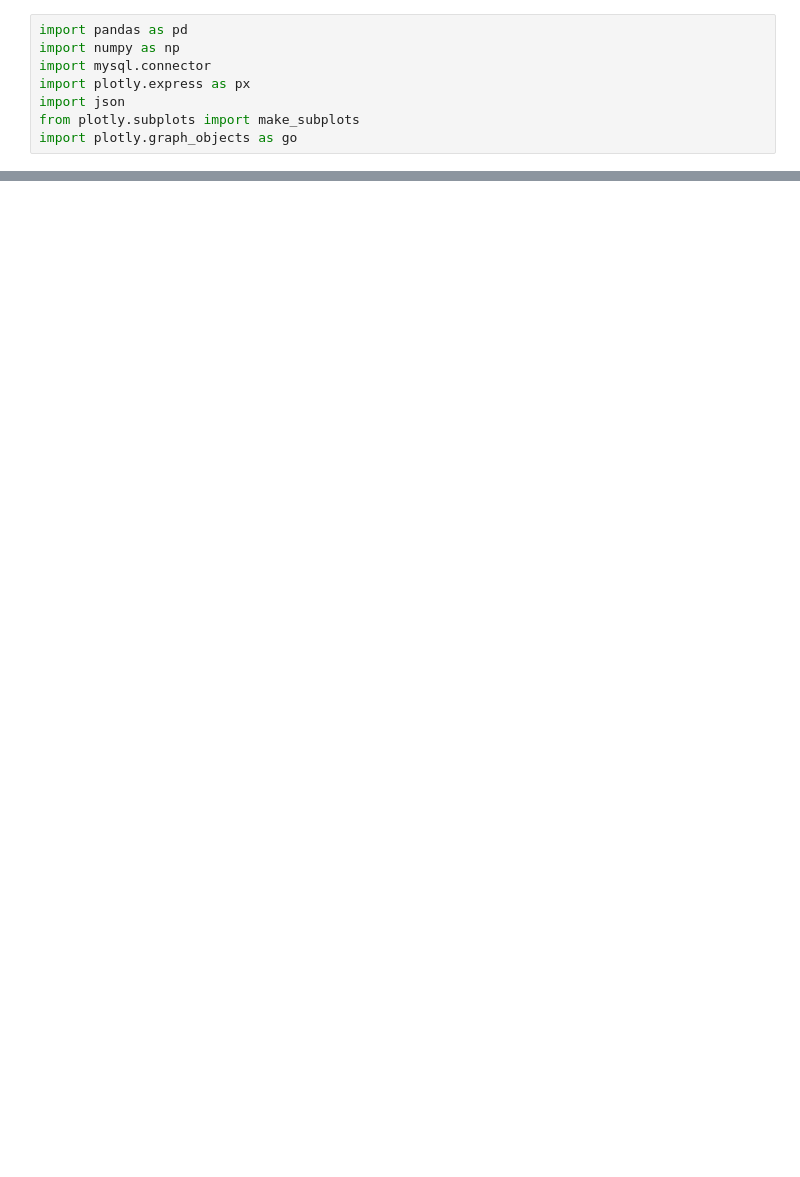
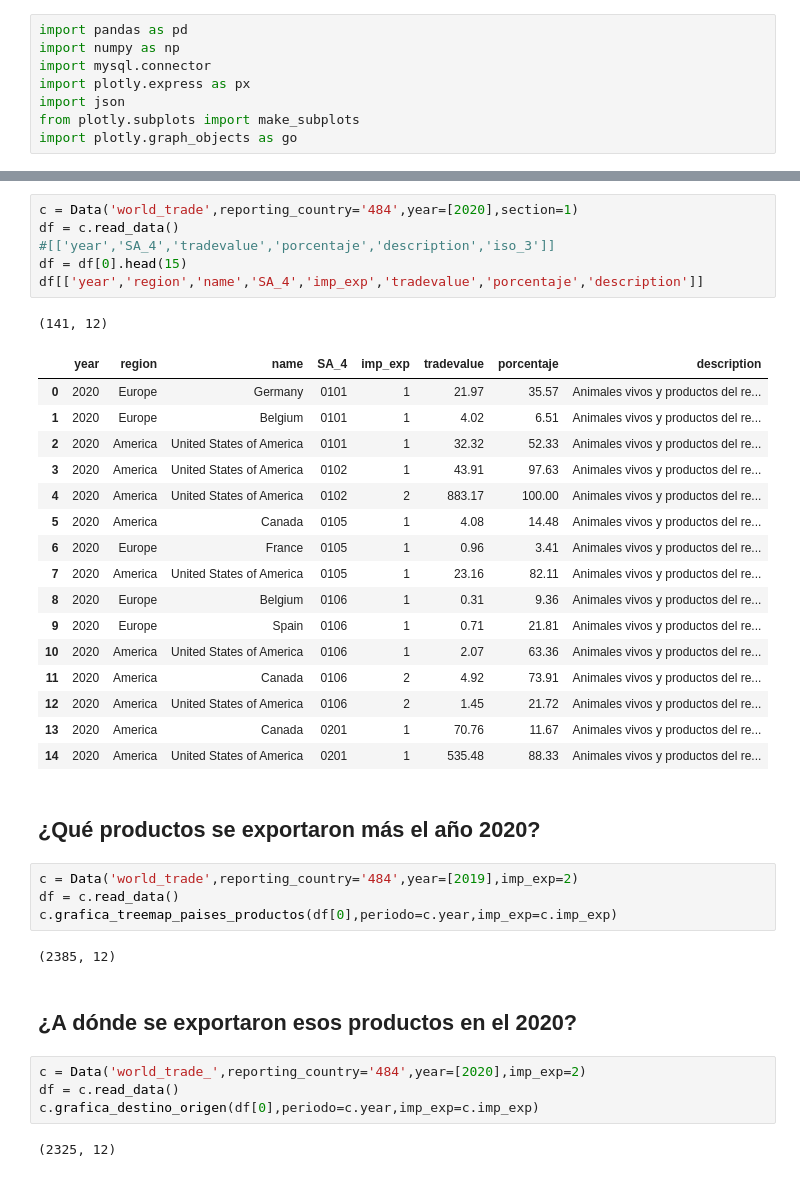
Before and after one commit to coderchemivan/Comercio_exterior, a Jupyter notebook: app/data_processing.ipynb, the cells around one changed output, grey strips where cells are left out. Cells and saved outputs as stored; diff of their text form; blank space fills up the shorter version.

```diff
--- a/app/data_processing.ipynb
+++ b/app/data_processing.ipynb
@@ -173,3 +210,43 @@ class Data():
         fig.add_trace(go.Scatter(x=df_exp.index, y=df_exp['CENTROAMERICA'],line_color='blue',name='Exportaciones',showlegend=False),row=2, col=3),
         fig.update_layout(height=600, width=800, title_text="Intercambio comercial con socios princiapales (2015-2021)")
         fig.show()
+# %%
+c = Data('world_trade',reporting_country='484',year=[2020],section=1)
+df = c.read_data()
+#[['year','SA_4','tradevalue','porcentaje','description','iso_3']]
+df = df[0].head(15)
+df[['year','region','name','SA_4','imp_exp','tradevalue','porcentaje','description']]
+# %% [output]
+(141, 12)
+|  | year | region | name | SA_4 | imp_exp | tradevalue | porcentaje | description |
+| 0 | 2020 | Europe | Germany | 0101 | 1 | 21.97 | 35.57 | Animales vivos y productos del re... |
+| 1 | 2020 | Europe | Belgium | 0101 | 1 | 4.02 | 6.51 | Animales vivos y productos del re... |
+| 2 | 2020 | America | United States of America | 0101 | 1 | 32.32 | 52.33 | Animales vivos y productos del re... |
+| 3 | 2020 | America | United States of America | 0102 | 1 | 43.91 | 97.63 | Animales vivos y productos del re... |
+| 4 | 2020 | America | United States of America | 0102 | 2 | 883.17 | 100.00 | Animales vivos y productos del re... |
+| 5 | 2020 | America | Canada | 0105 | 1 | 4.08 | 14.48 | Animales vivos y productos del re... |
+| 6 | 2020 | Europe | France | 0105 | 1 | 0.96 | 3.41 | Animales vivos y productos del re... |
+| 7 | 2020 | America | United States of America | 0105 | 1 | 23.16 | 82.11 | Animales vivos y productos del re... |
+| 8 | 2020 | Europe | Belgium | 0106 | 1 | 0.31 | 9.36 | Animales vivos y productos del re... |
+| 9 | 2020 | Europe | Spain | 0106 | 1 | 0.71 | 21.81 | Animales vivos y productos del re... |
+| 10 | 2020 | America | United States of America | 0106 | 1 | 2.07 | 63.36 | Animales vivos y productos del re... |
+| 11 | 2020 | America | Canada | 0106 | 2 | 4.92 | 73.91 | Animales vivos y productos del re... |
+| 12 | 2020 | America | United States of America | 0106 | 2 | 1.45 | 21.72 | Animales vivos y productos del re... |
+| 13 | 2020 | America | Canada | 0201 | 1 | 70.76 | 11.67 | Animales vivos y productos del re... |
+| 14 | 2020 | America | United States of America | 0201 | 1 | 535.48 | 88.33 | Animales vivos y productos del re... |
+# %% [markdown]
+## ¿Qué productos se exportaron más el año 2020?
+# %%
+c = Data('world_trade',reporting_country='484',year=[2019],imp_exp=2)
+df = c.read_data()
+c.grafica_treemap_paises_productos(df[0],periodo=c.year,imp_exp=c.imp_exp)
+# %% [output]
+(2385, 12)
+# %% [markdown]
+## ¿A dónde se exportaron esos productos en el 2020?
+# %%
+c = Data('world_trade_',reporting_country='484',year=[2020],imp_exp=2)
+df = c.read_data()
+c.grafica_destino_origen(df[0],periodo=c.year,imp_exp=c.imp_exp)
+# %% [output]
+(2325, 12)
```
Also changed, not shown: parts of 17 cells of this notebook, 2 other files.
